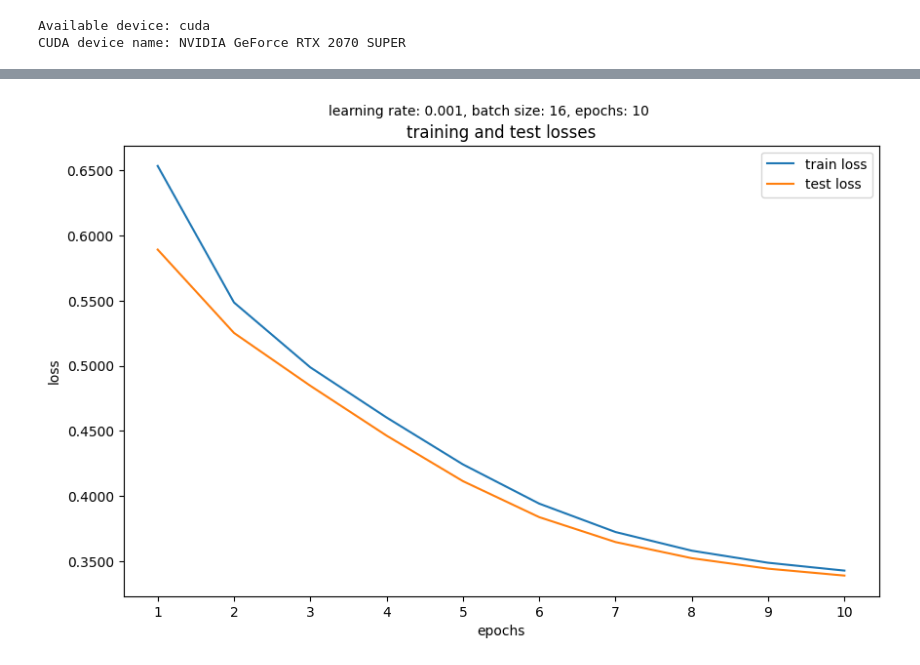
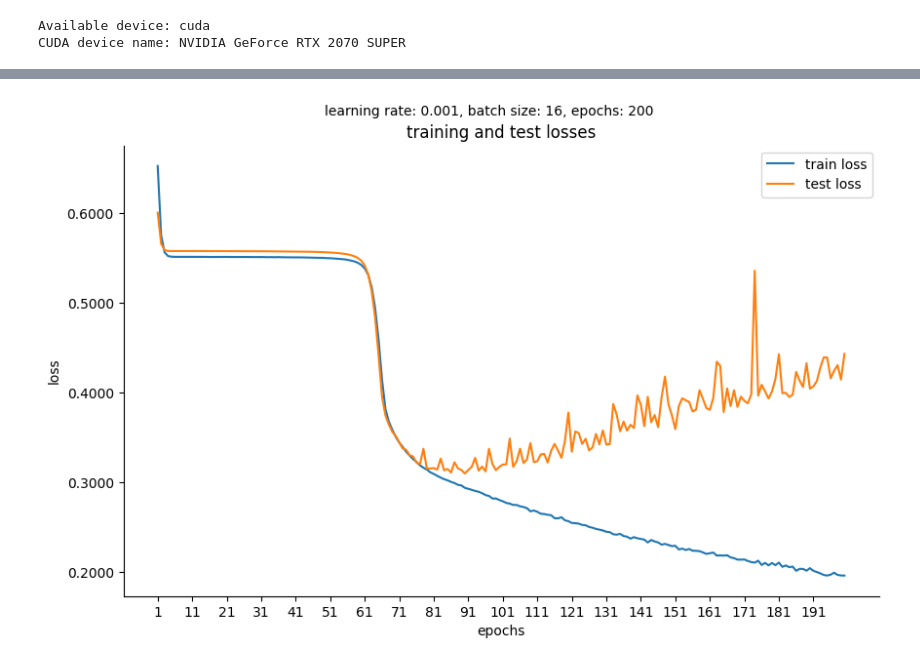
Before and after one commit to FutureGoose/OctaCycleCNN, a Jupyter notebook: exercises/w3/regularization_dropout.ipynb, the cells around one changed output, grey strips where cells are left out. Drawn from its saved outputs; the diff is of its cells as text; code cells hidden in the pictures.

```diff
--- a/exercises/w3/regularization_dropout.ipynb
+++ b/exercises/w3/regularization_dropout.ipynb
@@ -152,7 +152,7 @@ import seaborn as sns
 warnings.filterwarnings('ignore')
 
 class ModelTrainer:
-    def __init__(self, input_size, device, batch_size=16, learning_rate=0.001, verbose=True):
+    def __init__(self, input_size, device, batch_size=16, learning_rate=0.001, verbose=True, l2_lambda=0.0):
         self.input_size = input_size
         self.device = device
         self.batch_size = batch_size
@@ -162,7 +162,7 @@ class ModelTrainer:
         # initialize model, loss function
         self.model = Net(input_size).to(device)
         self.loss_function = torch.nn.BCELoss()
-        self.optimizer = SGD(self.model.parameters(), lr=learning_rate)
+        self.optimizer = SGD(self.model.parameters(), lr=learning_rate, weight_decay=l2_lambda)
 
         # initialize storage for epoch averages of losses
         self.train_losses = []
@@ -314,22 +314,33 @@ class ModelTrainer:
         sns.despine()
         plt.show()
 # %%
-# Simple Pyramid structure, gradually decrease width
-
 class Net(nn.Module):
     def __init__(self, input_size):
         super().__init__()
-        self.fc1 = nn.Linear(input_size, 32)
-        self.fc2 = nn.Linear(32, 16)
-        self.fc3 = nn.Linear(16, 1)
+        self.fc1 = nn.Linear(input_size, 4096)
+        self.fc2 = nn.Linear(4096, 2048)
+        self.fc3 = nn.Linear(2048, 1024)
+        self.fc4 = nn.Linear(1024, 512)
+        self.fc5 = nn.Linear(512, 256)
+        self.fc6 = nn.Linear(256, 128)
+        self.fc7 = nn.Linear(128, 64)
+        self.fc8 = nn.Linear(64, 32)
+        self.fc9 = nn.Linear(32, 16)
+        self.fc10 = nn.Linear(16, 1)
         self.relu = nn.ReLU()
         self.sigmoid = nn.Sigmoid()
 
     def forward(self, x):
         x = self.relu(self.fc1(x))
         x = self.relu(self.fc2(x))
-        x = self.fc3(x)
-        x = self.sigmoid(x)
+        x = self.relu(self.fc3(x))
+        x = self.relu(self.fc4(x))
+        x = self.relu(self.fc5(x))
+        x = self.relu(self.fc6(x))
+        x = self.relu(self.fc7(x))
+        x = self.relu(self.fc8(x))
+        x = self.relu(self.fc9(x))
+        x = self.sigmoid(self.fc10(x))
         return x
 
 # initialize trainer
@@ -345,6 +356,6 @@ trainer = ModelTrainer(
 trained_model = trainer.train(
     training_set=training_set,
     test_set=test_set,
-    num_epochs=10
+    num_epochs=200
 )
 # %% [output]
@@ -361 +379 @@ trained_model = trainer.train(
-[figure, old version]
+[figure, new version]
```
Also changed, not shown: parts of 4 cells of this notebook.
